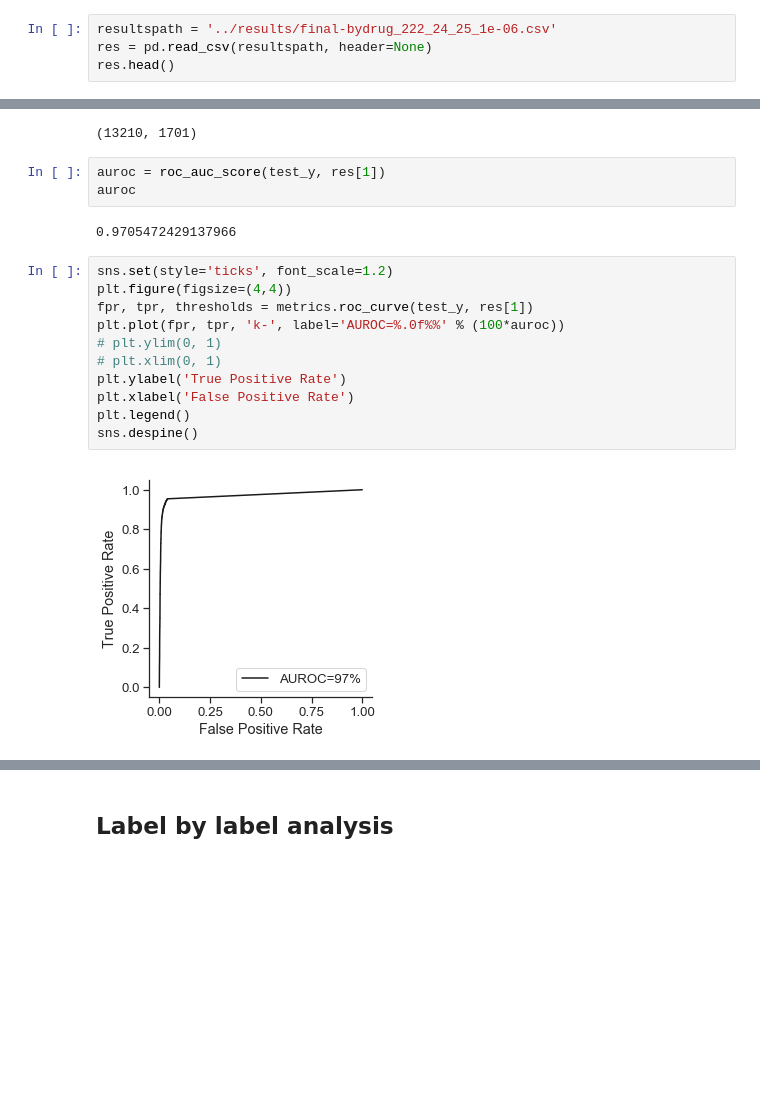
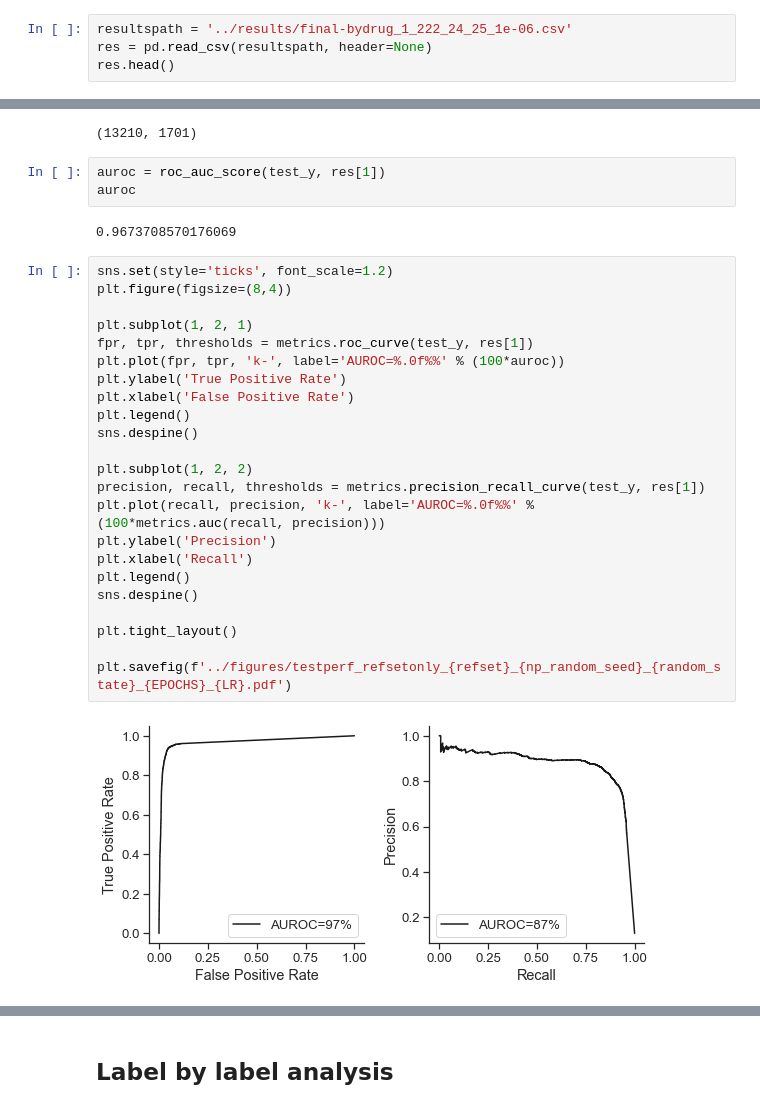
Before and after one commit to tatonetti-lab/onsides, a Jupyter notebook: notebooks/ClinicalBERT Model Performance.ipynb, the cells around one changed output, grey strips where cells are left out. Drawn from its saved outputs; the diff is of its cells as text; blank space fills up the shorter version.

```diff
--- a/notebooks/ClinicalBERT Model Performance.ipynb
+++ b/notebooks/ClinicalBERT Model Performance.ipynb
@@ -21,5 +27,5 @@ total 1296
 # %%
-resultspath = '../results/final-bydrug_222_24_25_1e-06.csv'
+resultspath = '../results/final-bydrug_1_222_24_25_1e-06.csv'
 res = pd.read_csv(resultspath, header=None)
 res.head()
 # %% [output]
@@ -83,17 +92,29 @@ len(test_y), sum(test_y)
 auroc = roc_auc_score(test_y, res[1])
 auroc
 # %% [output]
-0.9705472429137966
+0.9673708570176069
 # %%
 sns.set(style='ticks', font_scale=1.2)
-plt.figure(figsize=(4,4))
+plt.figure(figsize=(8,4))
+
+plt.subplot(1, 2, 1)
 fpr, tpr, thresholds = metrics.roc_curve(test_y, res[1])
 plt.plot(fpr, tpr, 'k-', label='AUROC=%.0f%%' % (100*auroc))
-# plt.ylim(0, 1)
-# plt.xlim(0, 1)
 plt.ylabel('True Positive Rate')
 plt.xlabel('False Positive Rate')
 plt.legend()
 sns.despine()
+
+plt.subplot(1, 2, 2)
+precision, recall, thresholds = metrics.precision_recall_curve(test_y, res[1])
+plt.plot(recall, precision, 'k-', label='AUROC=%.0f%%' % (100*metrics.auc(recall, precision)))
+plt.ylabel('Precision')
+plt.xlabel('Recall')
+plt.legend()
+sns.despine()
+
+plt.tight_layout()
+
+plt.savefig(f'../figures/testperf_refsetonly_{refset}_{np_random_seed}_{random_state}_{EPOCHS}_{LR}.pdf')
 # %% [output]
-[figure, old version]
+[figure, new version]
```
Also changed, not shown: parts of 19 cells of this notebook, 6 other files.
